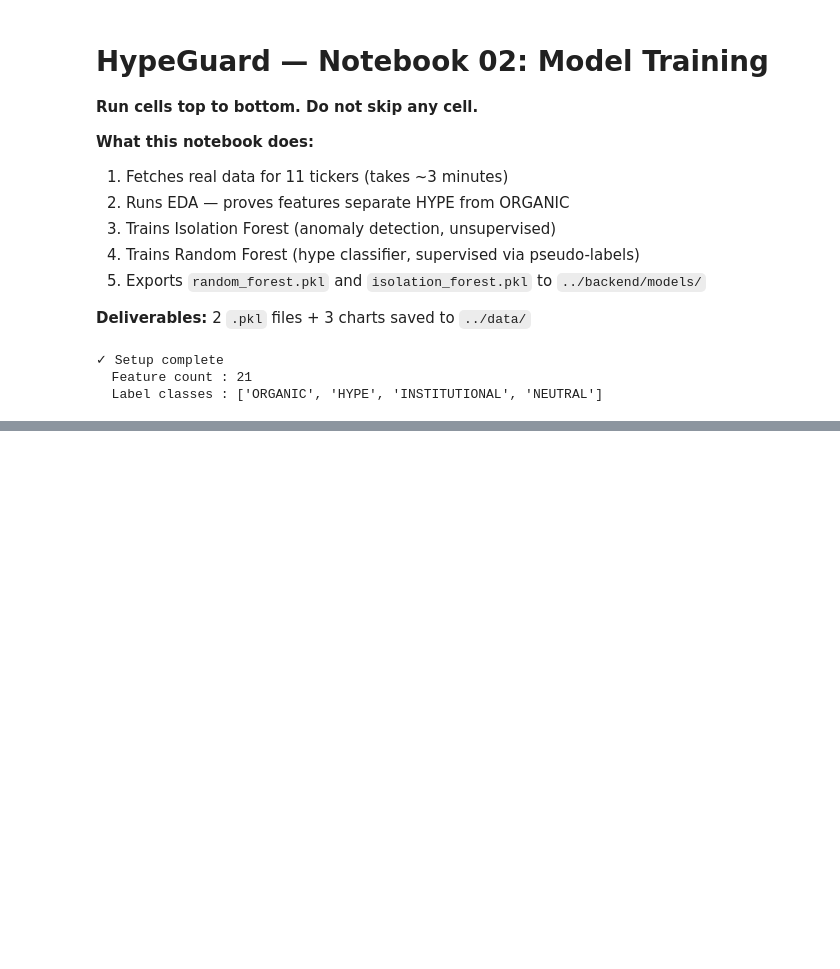
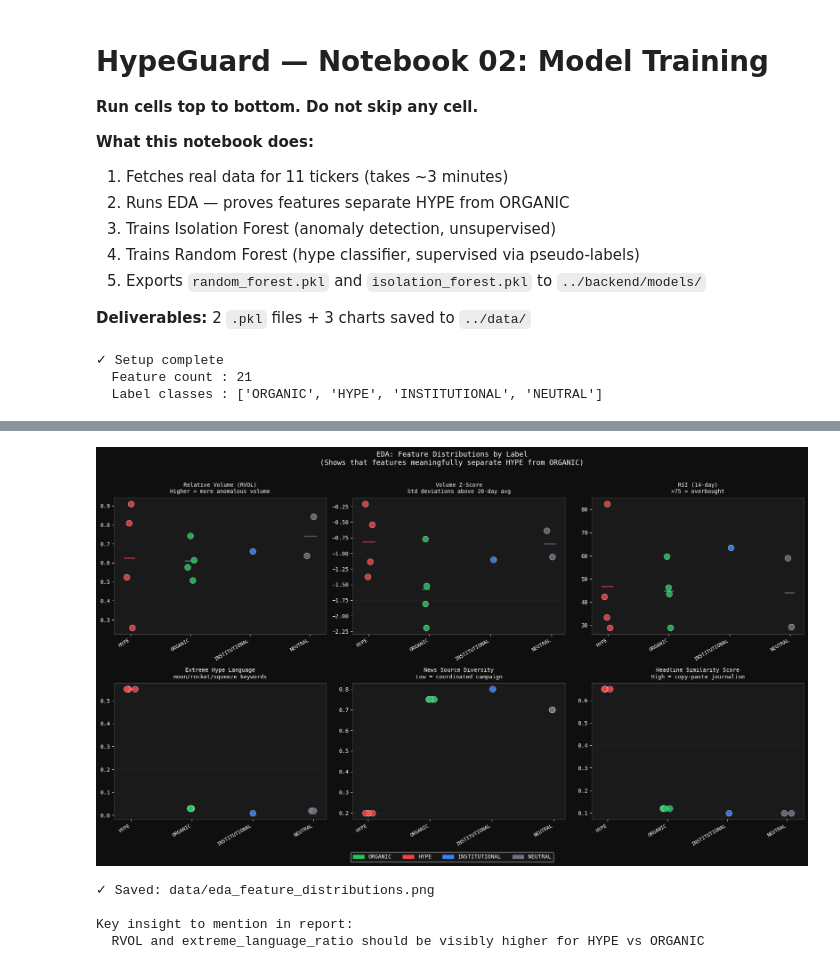
Before and after one commit to Ashiiish-88/HypeGuard, a Jupyter notebook: notebooks/02_Model_Training.ipynb, the cells around one changed output, grey strips where cells are left out. Drawn from its saved outputs; the diff is of its cells as text; code cells hidden in the pictures; blank space fills up the shorter version.

```diff
--- a/notebooks/02_Model_Training.ipynb
+++ b/notebooks/02_Model_Training.ipynb
@@ -314,6 +401,14 @@ KEY_FEATURES = [
     ('source_diversity',        'News Source Diversity',        'Low = coordinated campaign'),
     ('headline_similarity',     'Headline Similarity Score',    'High = copy-paste journalism'),
 ]
+
+import matplotlib.pyplot as plt
+import matplotlib.patches as mpatches
+
+if 'GRAY' not in globals():
+    GRAY = '#6b7280'
+if 'LABEL_COLORS' not in globals():
+    LABEL_COLORS = {'ORGANIC': '#22c55e', 'HYPE': '#ef4444', 'INSTITUTIONAL': '#3b82f6', 'NEUTRAL': GRAY}
 
 fig, axes = plt.subplots(2, 3, figsize=(18, 10))
 fig.suptitle('EDA: Feature Distributions by Label\n'
@@ -328,33 +423,39 @@ for ax, (feat, title, subtitle) in zip(axes.flat, KEY_FEATURES):
             # Jitter x for visibility
             jitter = np.random.uniform(-0.08, 0.08, len(subset))
             x_pos  = [list(df['pseudo_label'].unique()).index(label)] * len(subset)
             ax.scatter(np.array(x_pos) + jitter, subset,
                        color=color, alpha=0.85, s=120, zorder=3,
                        edgecolors='white', linewidths=0.5, label=label)
             # Mean line
             ax.hlines(subset.mean(),
                       x_pos[0] + jitter.min() - 0.05,
                       x_pos[0] + jitter.max() + 0.05,
                       color=color, linewidth=2.5, alpha=0.6)
 
     labels_present = df['pseudo_label'].unique().tolist()
     ax.set_xticks(range(len(labels_present)))
     ax.set_xticklabels(labels_present, rotation=30, ha='right', fontsize=9)
     ax.set_title(f'{title}\n{subtitle}', fontsize=10, pad=8)
     ax.grid(axis='y', alpha=0.3)
 
 # Legend
 handles = [mpatches.Patch(color=c, label=l) for l, c in LABEL_COLORS.items()]
 fig.legend(handles=handles, loc='lower center', ncol=4,
            bbox_to_anchor=(0.5, -0.03), fontsize=10)
 
 plt.tight_layout()
 plt.savefig('../data/eda_feature_distributions.png',
             dpi=150, bbox_inches='tight', facecolor='#0f0f0f')
 plt.show()
 print('✓ Saved: data/eda_feature_distributions.png')
 print('\nKey insight to mention in report:')
 print('  RVOL and extreme_language_ratio should be visibly higher for HYPE vs ORGANIC')
+# %% [output]
+[figure, added]
+✓ Saved: data/eda_feature_distributions.png
+
+Key insight to mention in report:
+  RVOL and extreme_language_ratio should be visibly higher for HYPE vs ORGANIC
 # %%
 # ═══════════════════════════════════════════════════════════
 # CELL 5 — EDA CHART B: Feature Variance Analysis
```
Also changed, not shown: parts of 12 cells of this notebook, 3 other files.
